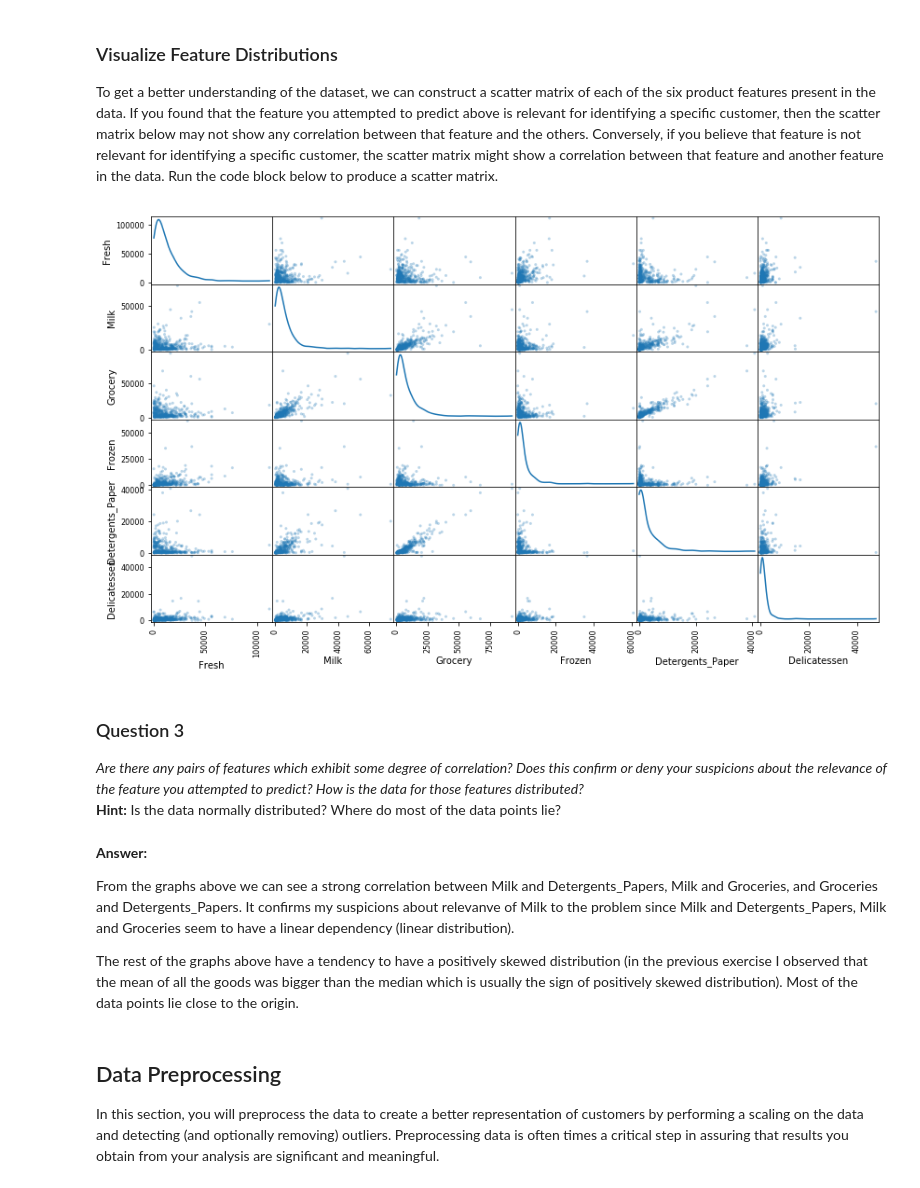
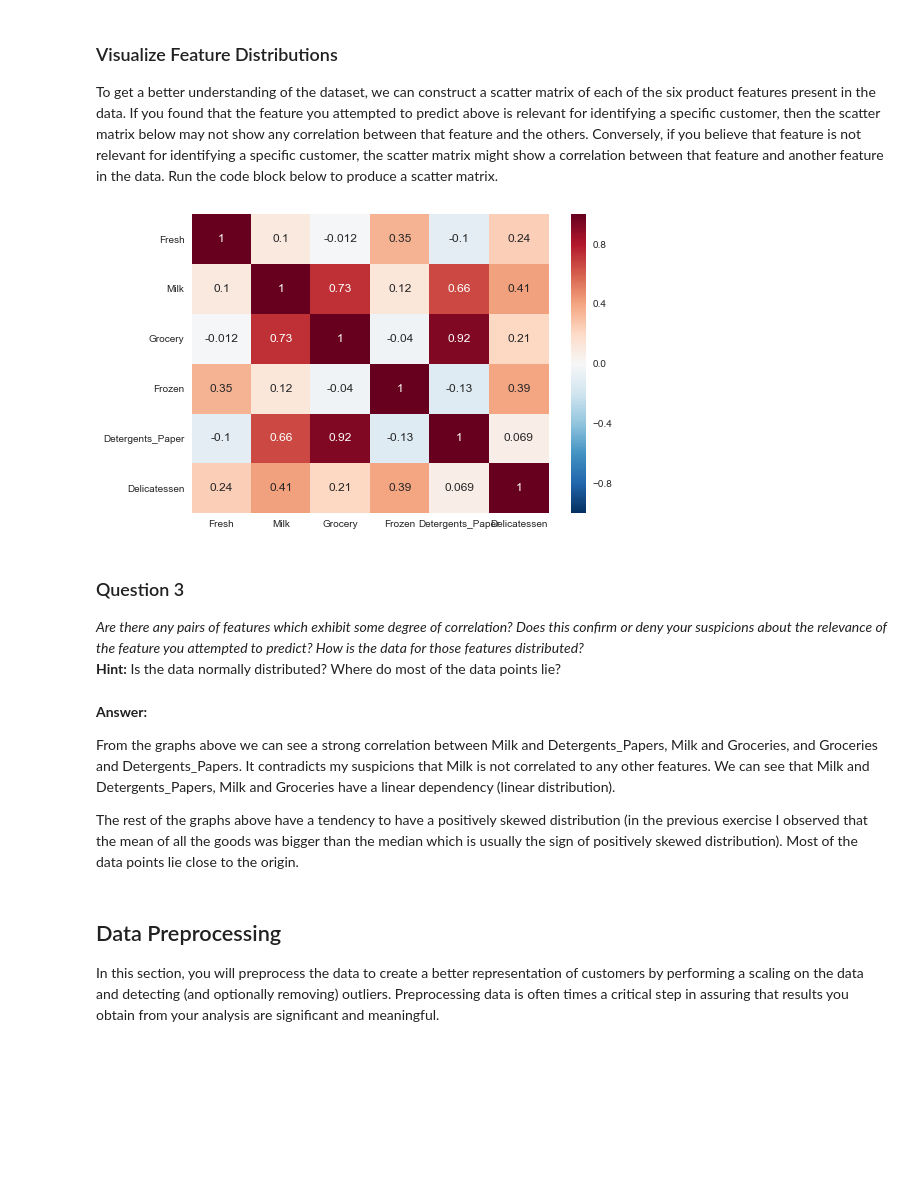
Before and after one commit to ekaprok/Customer-Segments, a Jupyter notebook: customer_segments.ipynb, the cells around one changed output. Drawn from its saved outputs; the diff is of its cells as text; code cells hidden in the pictures; blank space fills up the shorter version.

```diff
--- a/customer_segments.ipynb
+++ b/customer_segments.ipynb
@@ -147,9 +147,11 @@ I picked "Milk" as a label. The reported score was 0.173438009379. Since the pre
 To get a better understanding of the dataset, we can construct a scatter matrix of each of the six product features present in the data. If you found that the feature you attempted to predict above is relevant for identifying a specific customer, then the scatter matrix below may not show any correlation between that feature and the others. Conversely, if you believe that feature is not relevant for identifying a specific customer, the scatter matrix might show a correlation between that feature and another feature in the data. Run the code block below to produce a scatter matrix.
 # %%
 # Produce a scatter matrix for each pair of features in the data
-pd.scatter_matrix(data, alpha = 0.3, figsize = (14,8), diagonal = 'kde');
+#pd.scatter_matrix(data, alpha = 0.3, figsize = (14,8), diagonal = 'kde');
+import seaborn as sns
+sns.heatmap(data.corr(), annot=True);
 # %% [output]
-[figure, old version]
+[figure, new version]
 # %% [markdown]
 ### Question 3
 *Are there any pairs of features which exhibit some degree of correlation? Does this confirm or deny your suspicions about the relevance of the feature you attempted to predict? How is the data for those features distributed?*
@@ -157,7 +159,7 @@ pd.scatter_matrix(data, alpha = 0.3, figsize = (14,8), diagonal = 'kde');
 # %% [markdown]
 **Answer:**
 
-From the graphs above we can see a strong correlation between Milk and Detergents_Papers, Milk and Groceries, and Groceries and Detergents_Papers. It confirms my suspicions about relevanve of Milk to the problem since Milk and Detergents_Papers, Milk and Groceries seem to have a linear dependency (linear distribution).
+From the graphs above we can see a strong correlation between Milk and Detergents_Papers, Milk and Groceries, and Groceries and Detergents_Papers. It contradicts my suspicions that Milk is not correlated to any other features. We can see that Milk and Detergents_Papers, Milk and Groceries have a linear dependency (linear distribution).
 
 The rest of the graphs above have a tendency to have a positively skewed distribution (in the previous exercise I observed that the mean of all the goods was bigger than the median which is usually the sign of positively skewed distribution).
 Most of the data points lie close to the origin.
```
Also changed, not shown: parts of 5 cells of this notebook, 1 other file.
